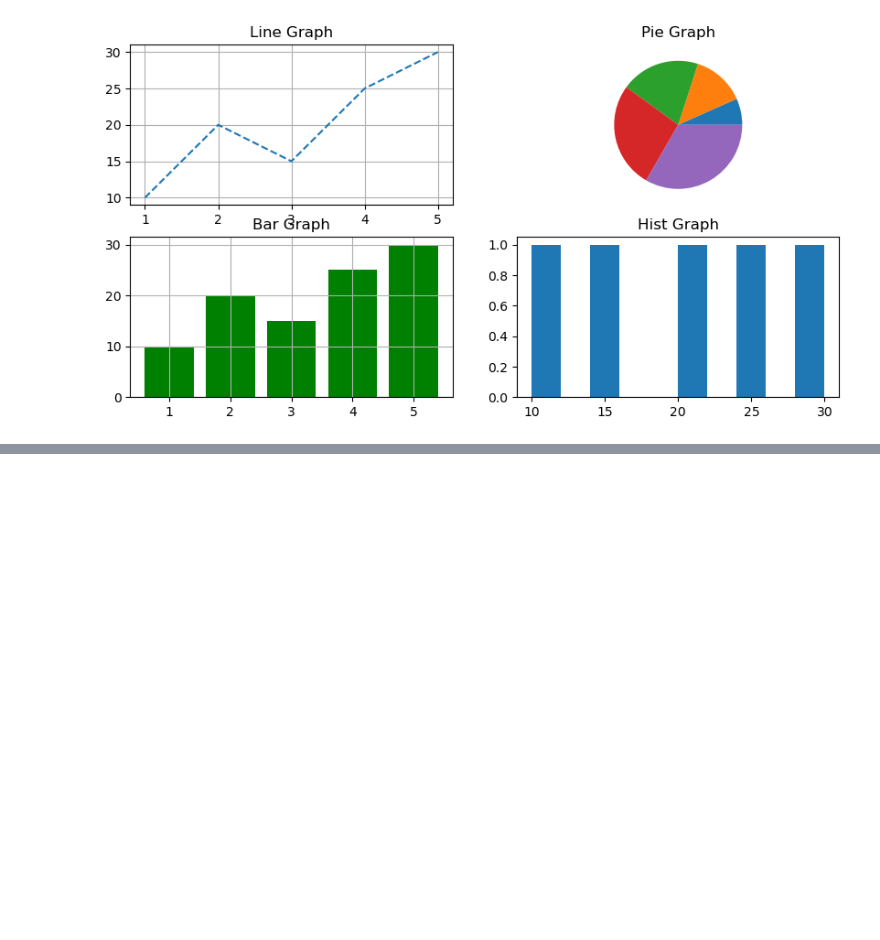
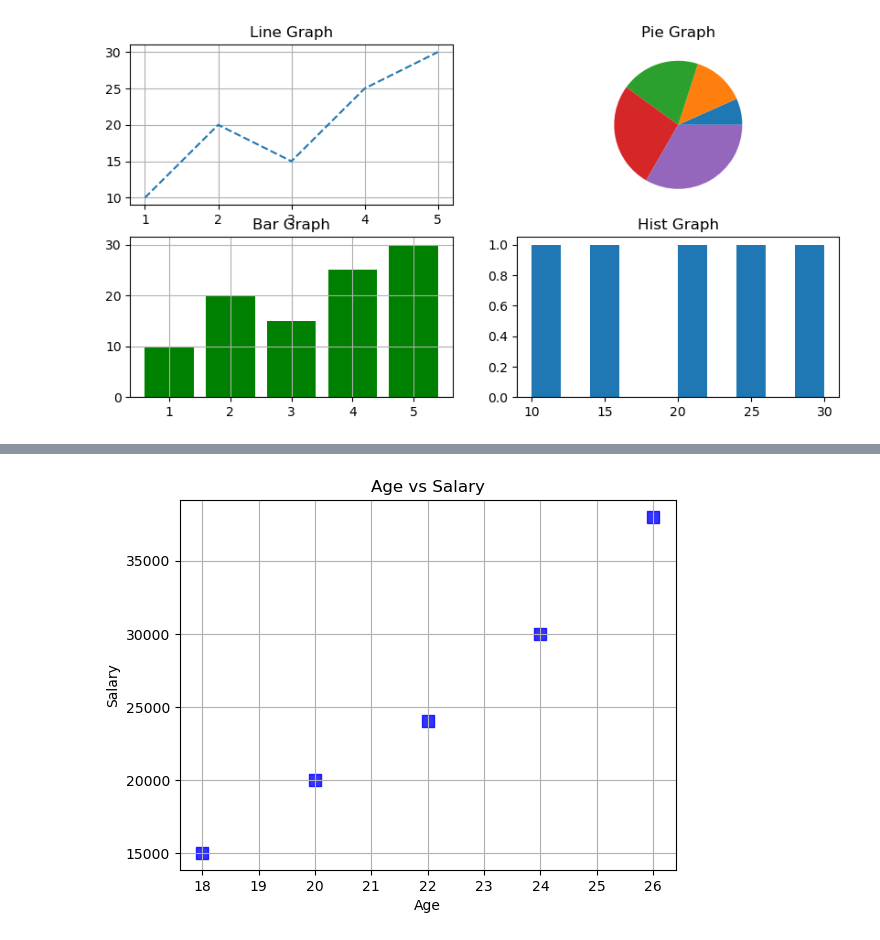
Before and after one commit to shripada-mahato/Matplotlib, a Jupyter notebook: operation.ipynb, the cells around one changed output, grey strips where cells are left out. Saved outputs shown, nothing was run; the diff lists cells and outputs as text; code cells hidden in the pictures; blank space fills up the shorter version.

```diff
--- a/operation.ipynb
+++ b/operation.ipynb
@@ -335,0 +354,16 @@ plt.show()
+# %%
+import matplotlib.pyplot as plt
+age = [18, 20, 22, 24, 26]
+salary = [15000, 20000, 24000, 30000, 38000]
+plt.scatter(age,salary,
+            color = 'blue',
+            marker='s',
+            alpha=0.8,
+            s=80)
+plt.title('Age vs Salary')
+plt.xlabel('Age')
+plt.ylabel('Salary')
+plt.grid()
+plt.show()
+# %% [output]
+[figure, added]
```
Also changed, not shown: parts of 3 cells of this notebook.
